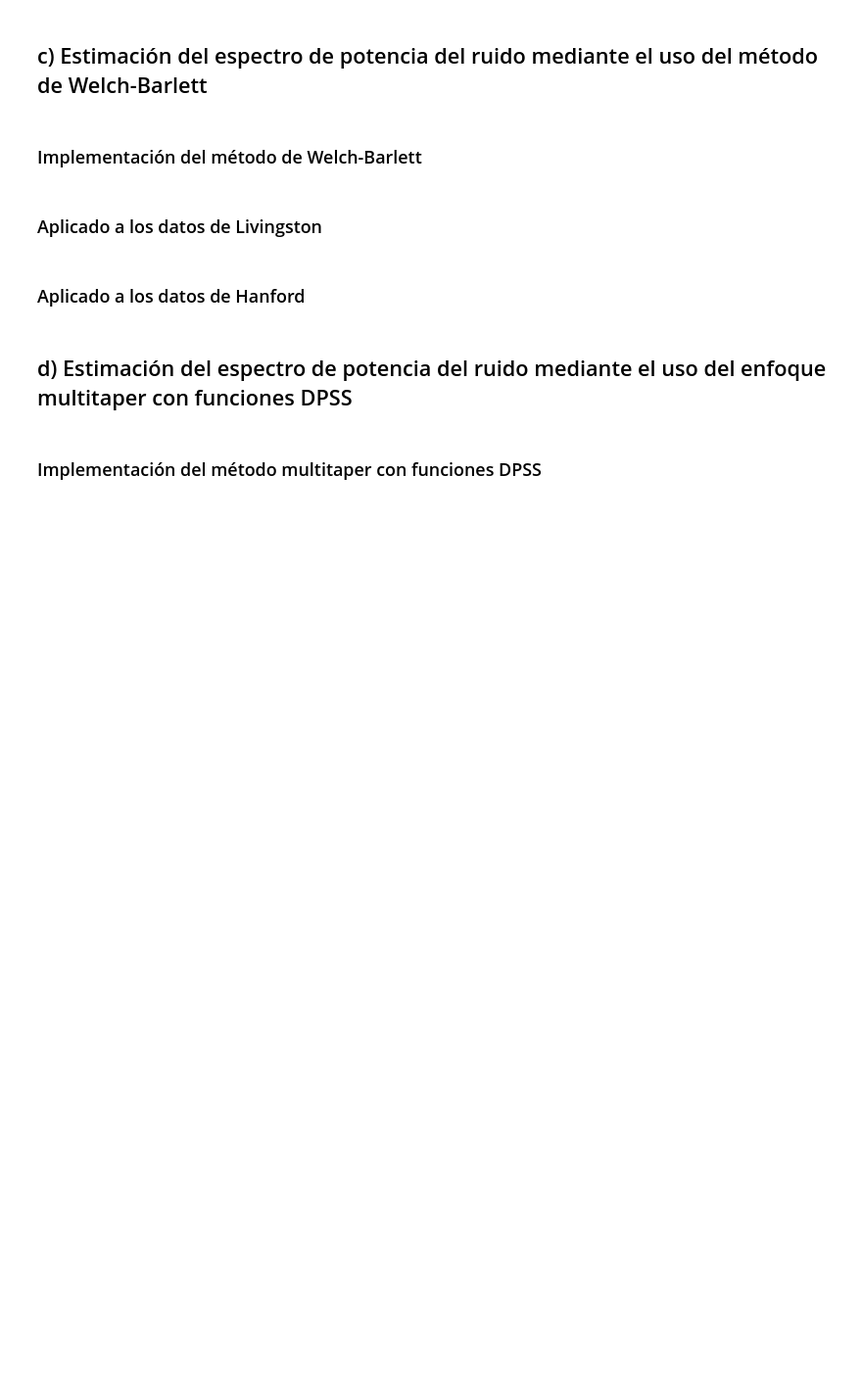
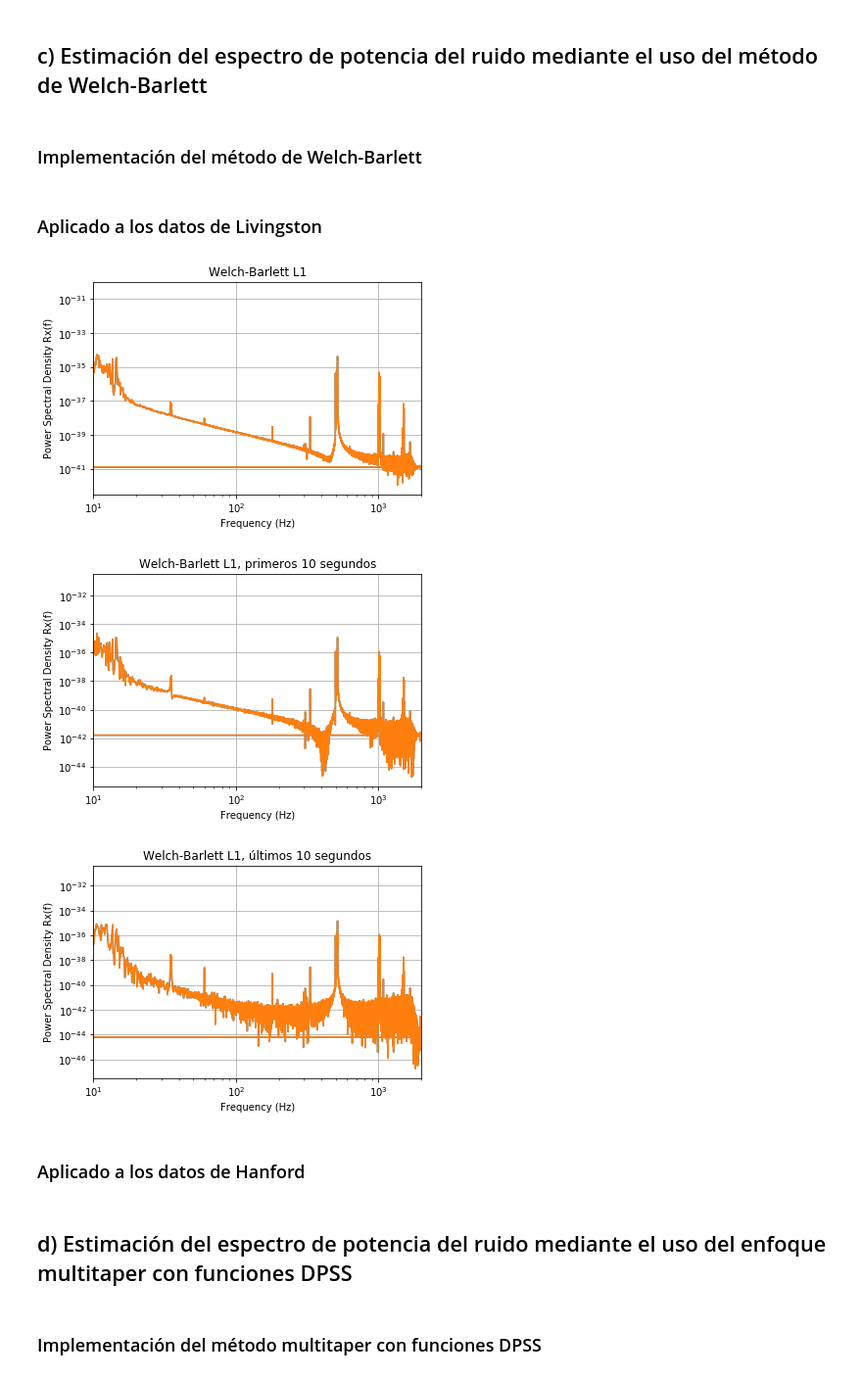
Before and after one commit to LuFernandez/PASA, a Jupyter notebook: TP1. Laboratorio de estimación no-paramétrica/Informe/Informe.ipynb, the cells around one changed output. Shown at 98% size. Drawn from its saved outputs; the diff is of its cells as text; code cells hidden in the pictures; blank space fills up the shorter version.

Commit message:
Marc nos pidio que expliquemos por qué el espectro no sube y de ahí hagamos que suba (welch barlett)

```diff
--- a/TP1. Laboratorio de estimación no-paramétrica/Informe/Informe.ipynb
+++ b/TP1. Laboratorio de estimación no-paramétrica/Informe/Informe.ipynb
@@ -223,9 +223,16 @@ def welch_barlett(data, fs,  D, nperseg=512, nfft=512, title='',x_lim=(10,2000),
 # %% [markdown]
 ### Aplicado a los datos de Livingston
 # %%
-f, R = welch_barlett(data=strain_l1, fs=fs,  D=100, nperseg=512, nfft=512, title='Welch-Barlett L1',x_lim=(10,2000), plot=True)
-f, R = welch_barlett(data=strain_l1[:len(strain_l1)//3], fs=fs,  D=100, nperseg=512, nfft=512, title='Welch-Barlett L1, primeros 10 segundos',x_lim=(10,2000), plot=True)
-f, R = welch_barlett(data=strain_l1[int(len(strain_l1)*(2/3)):], fs=fs,  D=100, nperseg=512, nfft=512, title='Welch-Barlett L1, últimos 10 segundos',x_lim=(10,2000), plot=True)
+D = 32768
+nperseg = 32768
+nfft = nperseg
+f, R = welch_barlett(data=strain_l1, fs=fs,  D=D , nperseg=nperseg, nfft=nfft, title='Welch-Barlett L1',x_lim=(10,2000), plot=True)
+f, R = welch_barlett(data=strain_l1[:len(strain_l1)//3], fs=fs,  D=D , nperseg=nperseg, nfft=nfft, title='Welch-Barlett L1, primeros 10 segundos',x_lim=(10,2000), plot=True)
+f, R = welch_barlett(data=strain_l1[int(len(strain_l1)*(2/3)):], fs=fs,  D=D , nperseg=nperseg, nfft=nfft, title='Welch-Barlett L1, últimos 10 segundos',x_lim=(10,2000), plot=True)
+# %% [output]
+[figure, added]
+[figure, added]
+[figure, added]
 # %% [markdown]
 ### Aplicado a los datos de Hanford
 # %%
```
Also changed, not shown: parts of 1 cell of this notebook.
